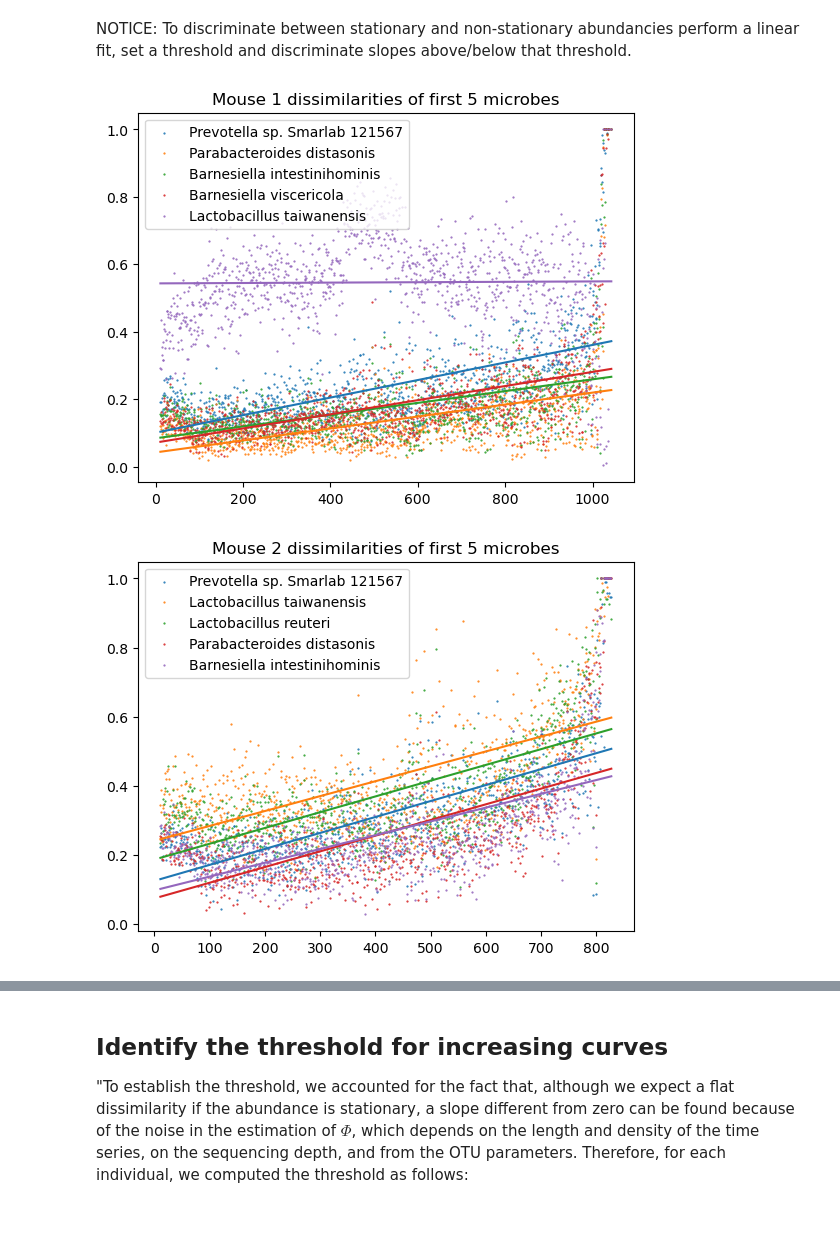
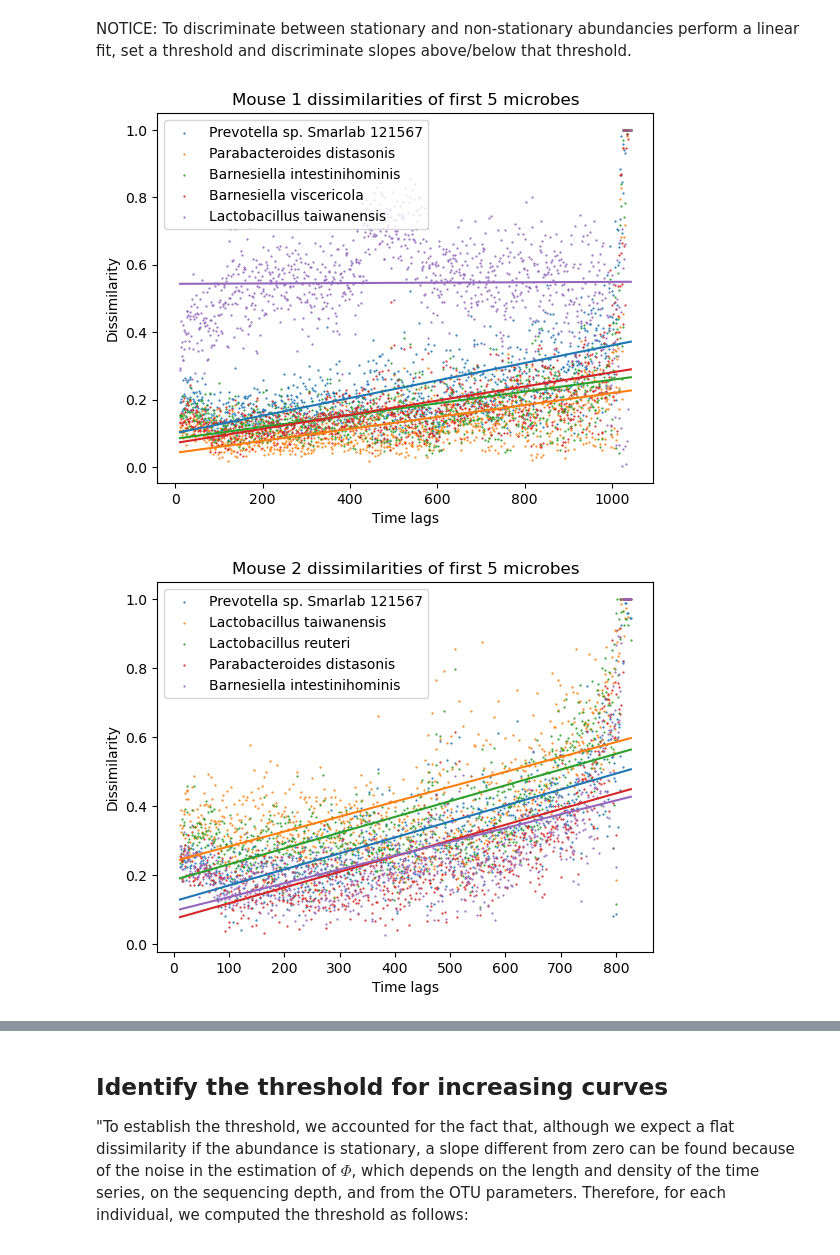
Before and after one commit to miriamzara/LCPA_project, a Jupyter notebook: LogisticModel.ipynb, the cells around one changed output, grey strips where cells are left out. Saved outputs shown, nothing was run; the diff lists cells and outputs as text; code cells hidden in the pictures; blank space fills up the shorter version.

```diff
--- a/LogisticModel.ipynb
+++ b/LogisticModel.ipynb
@@ -118,23 +118,25 @@ for idx, mouse_df in enumerate(mice_diss):
 # %%
 # Perform a linear fit
 for idx, mouse_df in enumerate(mice_diss):
     data = mouse_df.head(5)
     sp_m = []
     sp_q = []
     sp_pred = []
     for sp_idx in range(len(data)):
         sp_data = np.asarray(data.iloc[sp_idx, :])
         lags = np.asarray(data.columns, dtype = int)
         m, q, *_ = linregress(lags, sp_data)
         pred_data = m*lags + q
         sp_m.append(m)
         sp_q.append(q)
         sp_pred.append(pred_data)
         plt.scatter(lags, sp_data, s = 0.3, label = f'{mouse_df.index[sp_idx]}')
         plt.plot(lags, pred_data)
+        plt.xlabel("Time lags")
+        plt.ylabel("Dissimilarity")
     plt.title(f"Mouse {idx + 1} dissimilarities of first 5 microbes")
     plt.legend()
     plt.show()
 # %% [output]
-[figure, old version]
+[figure, new version]
-[figure, old version]
+[figure, new version]
```
Also changed, not shown: parts of 5 cells of this notebook.
